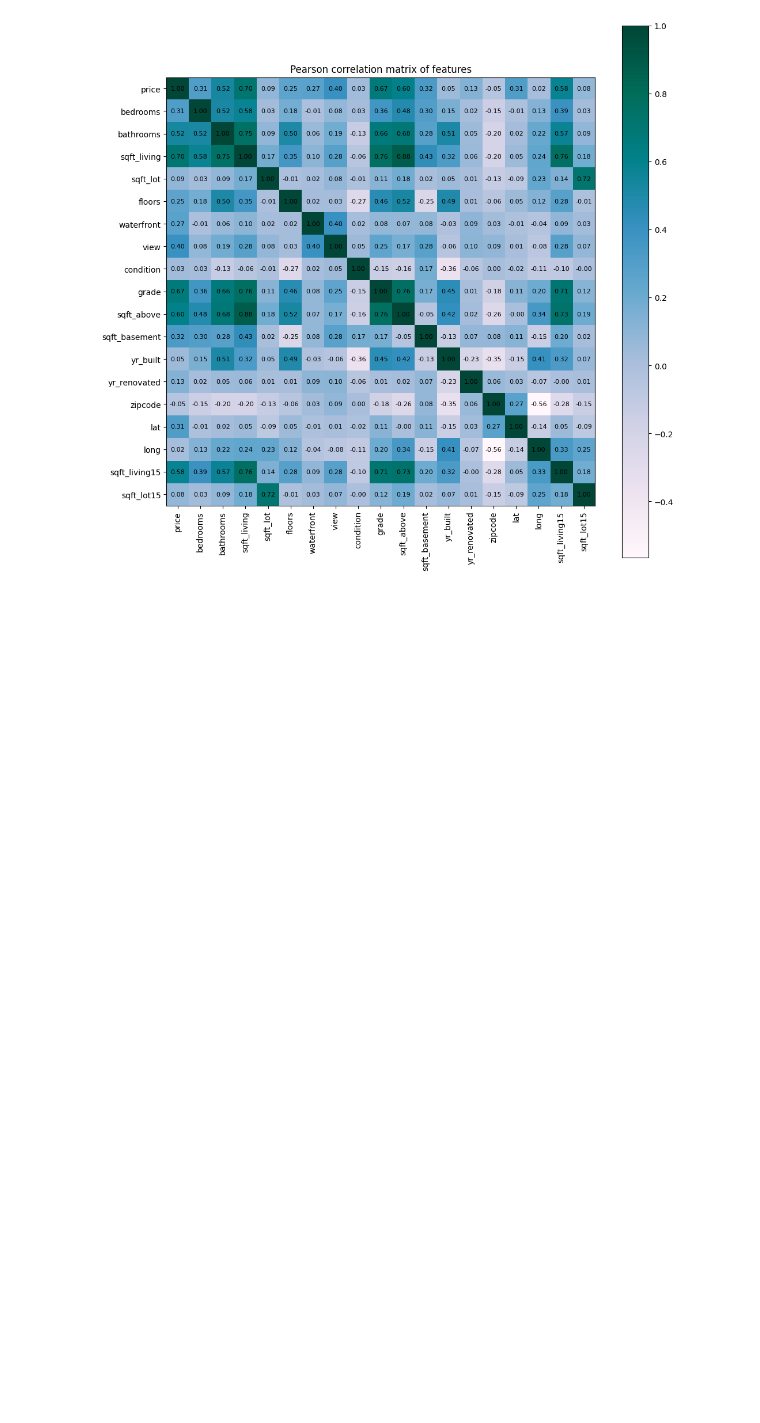
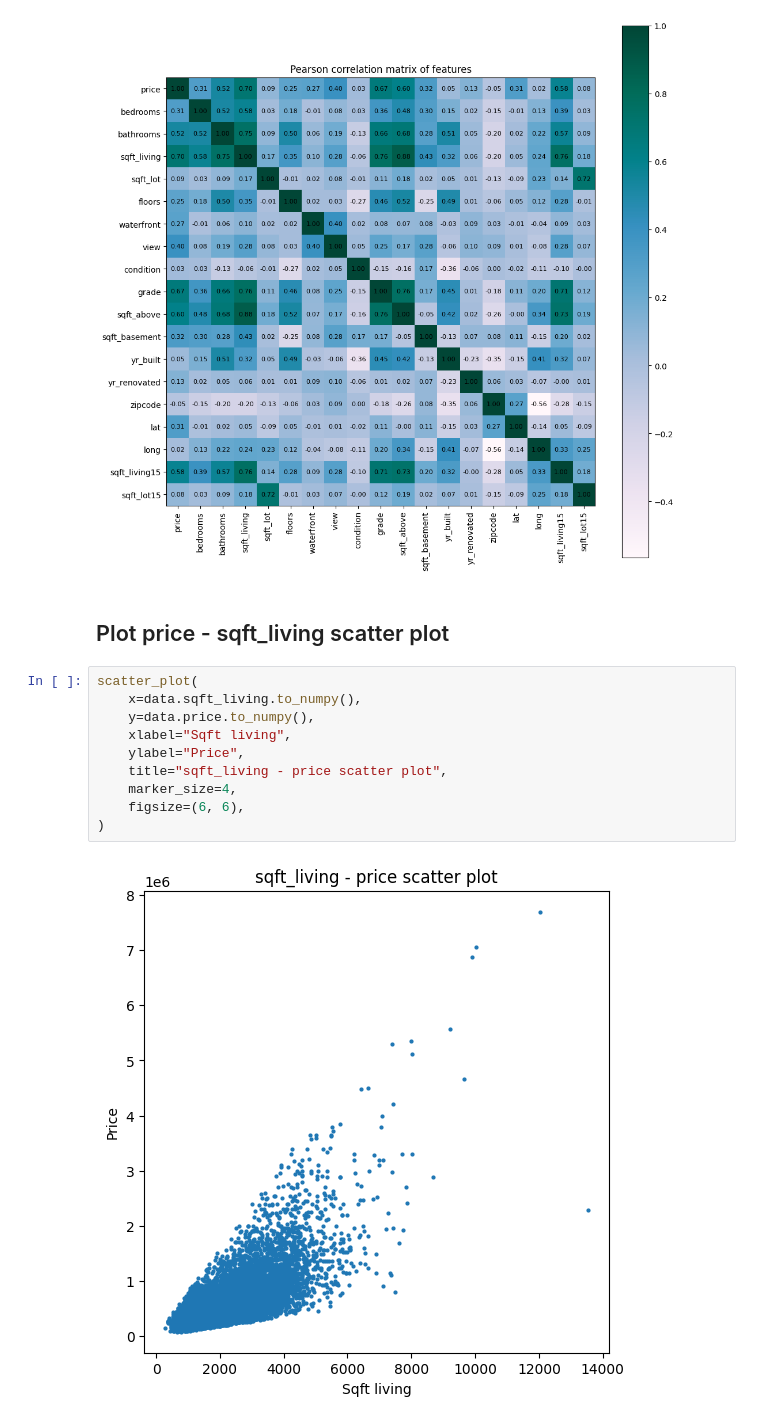
Before and after one commit to gtsiamit/price-prediction, a Jupyter notebook: price-prediction/notebooks/EDA.ipynb, the cells around one changed output. Saved outputs shown, nothing was run; the diff lists cells and outputs as text; blank space fills up the shorter version.

```diff
--- a/price-prediction/notebooks/EDA.ipynb
+++ b/price-prediction/notebooks/EDA.ipynb
@@ -266,3 +265,17 @@ plot_histogram(x=data[feat], xlabel="values", ylabel="frequency", title=f"{feat}
 plot_correlaction_matrix(x=data[columns_for_analysis], feature_names=columns_for_analysis, title="Pearson correlation matrix of features")
 # %% [output]
 [figure]
+# %% [markdown]
+## Plot price - sqft_living scatter plot
+# %%
+scatter_plot(
+    x=data.sqft_living.to_numpy(),
+    y=data.price.to_numpy(),
+    xlabel="Sqft living",
+    ylabel="Price",
+    title="sqft_living - price scatter plot",
+    marker_size=4,
+    figsize=(6, 6),
+)
+# %% [output]
+[figure, added]
```
Also changed, not shown: parts of 2 cells of this notebook, 1 other file.
